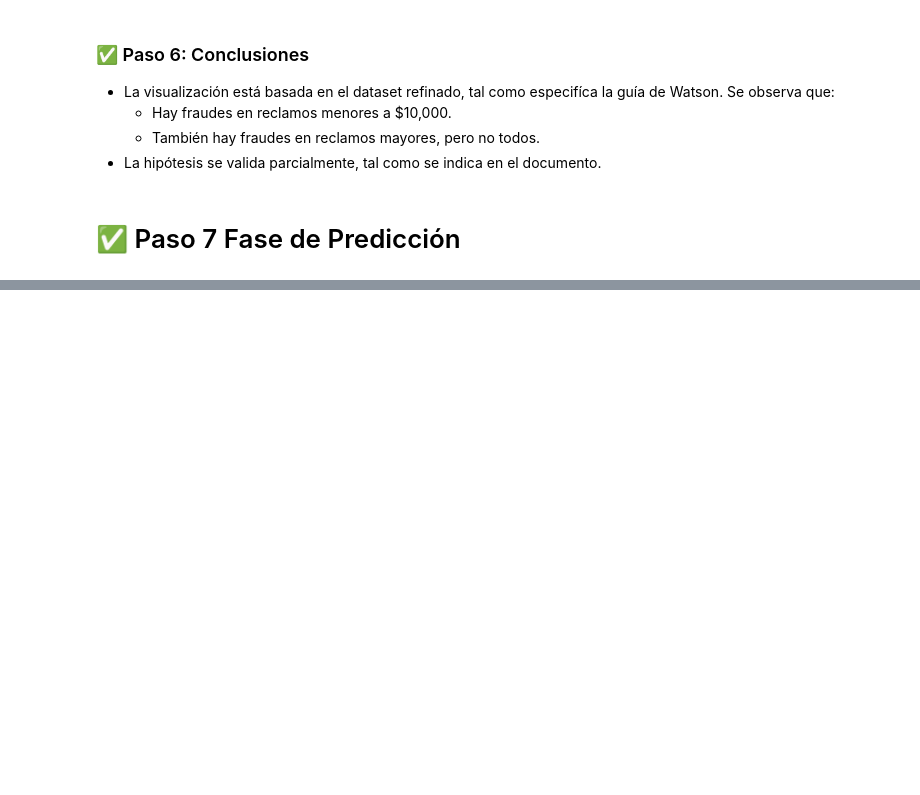
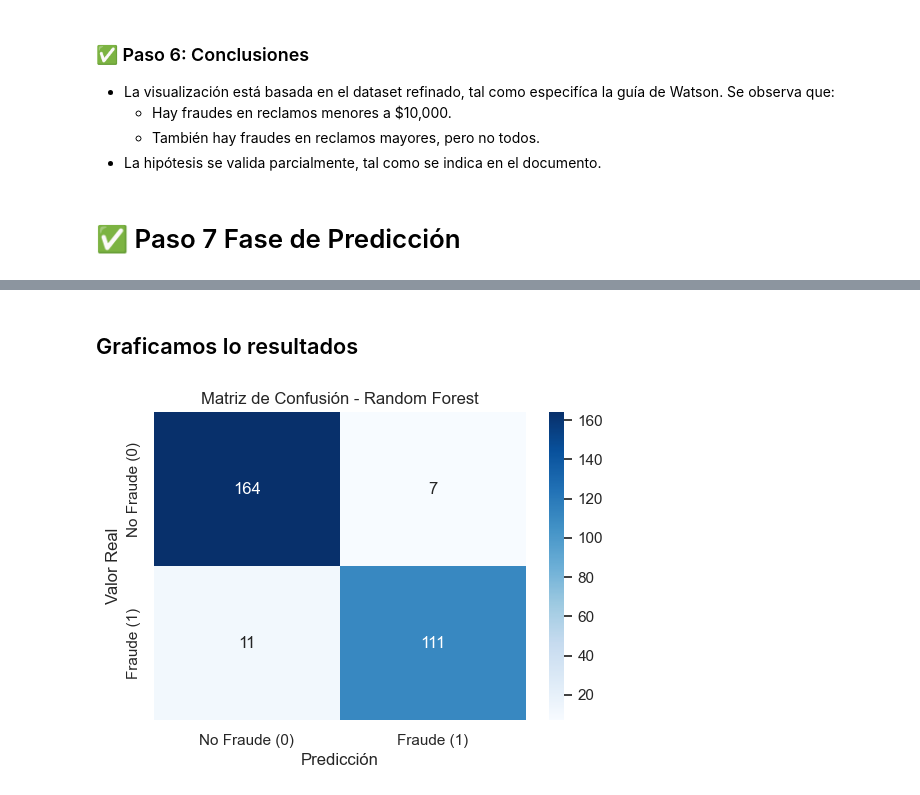
Before and after one commit to LenninTemoche/ia-fundamentals-actividades, a Jupyter notebook: Proyecto_Fraude_Seguros.ipynb, the cells around one changed output, grey strips where cells are left out. Drawn from its saved outputs; the diff is of its cells as text; code cells hidden in the pictures; blank space fills up the shorter version.

Commit message:
se agregan resultados de modelo predictivo con RF y recomendaciones

```diff
--- a/Proyecto_Fraude_Seguros.ipynb
+++ b/Proyecto_Fraude_Seguros.ipynb
@@ -213,0 +222,12 @@ from sklearn.ensemble import RandomForestClassifier
+# %%
+# 2) Selección de variables predictoras
+features = ["EXCESSIVE_CLAIM_AMOUNT", "POLICE_REPORT", "INCIDENT_CAUSE", "TIME_DIFF_HOURS"]
+
+# Convertir variables categóricas a numéricas
+df_model = data_clean[features + ["FLAG_FOR_FRAUD_INV"]].dropna().copy()
+for col in ["POLICE_REPORT", "INCIDENT_CAUSE"]:
+    if df_model[col].dtype == "object":
+        df_model[col] = LabelEncoder().fit_transform(df_model[col])
+
+X = df_model[features]
+y = df_model["FLAG_FOR_FRAUD_INV"]
@@ -213,0 +255,7 @@ from sklearn.ensemble import RandomForestClassifier
+# %%
+# 3) Dividir en train y test
+X_train, X_test, y_train, y_test = train_test_split(X, y, test_size=0.3, random_state=42, stratify=y)
+# %%
+# 4) Entrenar modelo Random Forest
+model = RandomForestClassifier(n_estimators=100, random_state=42)
+model.fit(X_train, y_train)
@@ -213,0 +264,5 @@ from sklearn.ensemble import RandomForestClassifier
+# %%
+# 5) Evaluación del modelo
+y_pred = model.predict(X_test)
+print(classification_report(y_test, y_pred))
+print(confusion_matrix(y_test, y_pred))
@@ -213,0 +281,15 @@ from sklearn.ensemble import RandomForestClassifier
+# %% [markdown]
+## Graficamos lo resultados
+# %%
+# 1) Matriz de Confusión
+plt.figure(figsize=(6,4))
+sns.heatmap(confusion_matrix(y_test, y_pred), annot=True, fmt="d", cmap="Blues",
+            xticklabels=["No Fraude (0)", "Fraude (1)"],
+            yticklabels=["No Fraude (0)", "Fraude (1)"])
+plt.title("Matriz de Confusión - Random Forest")
+plt.ylabel("Valor Real")
+plt.xlabel("Predicción")
+plt.savefig("Matriz de Confusión - Random Forest.png", dpi=300, bbox_inches="tight")
+plt.show()
+# %% [output]
+[figure, added]
```
Also changed, not shown: parts of 9 cells of this notebook, 2 other files.
